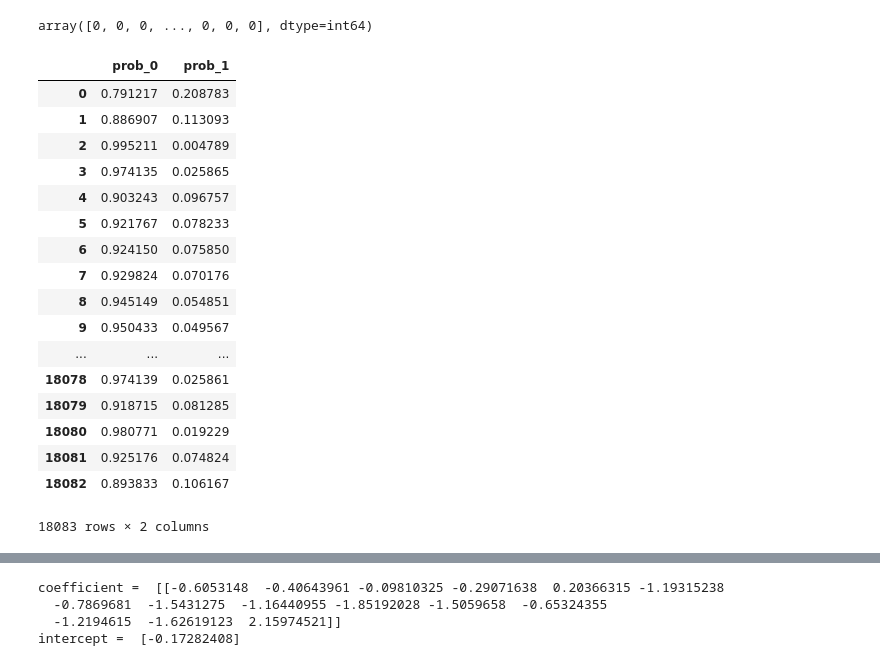
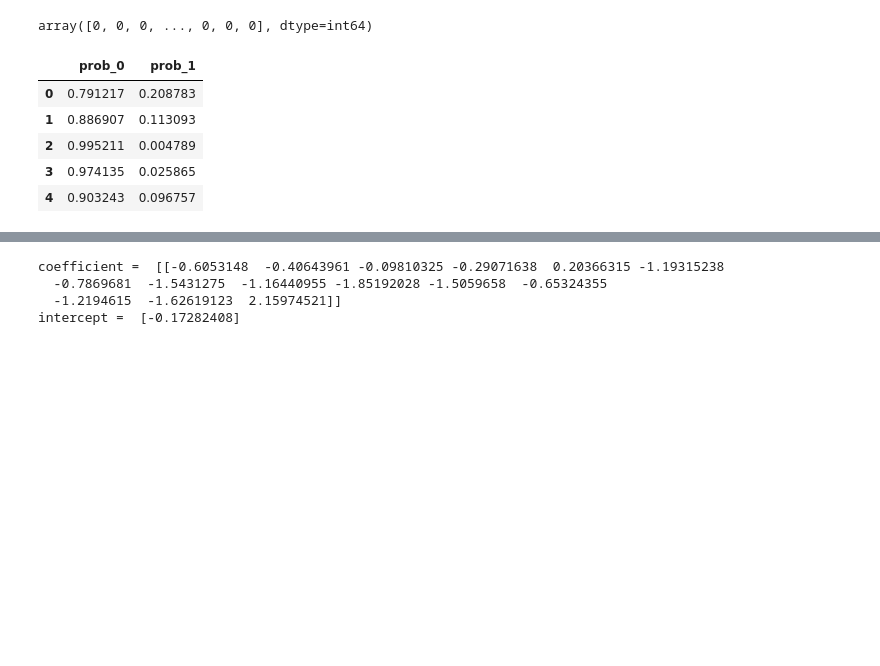
Before and after one commit to kengo0628/signate, a Jupyter notebook: 1_bank_targeting.ipynb, the cells around one changed output, grey strips where cells are left out. Drawn from its saved outputs; the diff is of its cells as text; code cells hidden in the pictures; blank space fills up the shorter version.

```diff
--- a/1_bank_targeting.ipynb
+++ b/1_bank_targeting.ipynb
@@ -178,32 +167,20 @@ array([0, 0, 0, ..., 0, 0, 0], dtype=int64)
 # %%
 #prediction of probabbilities
 probs = clf.predict_proba(X_test)
 probs = pd.DataFrame(probs, columns=['prob_0', 'prob_1'])
-probs
+probs.head()
 
 #prediction of probabbilities(standardization)
 probs_std = clf_std.predict_proba(X_test_std)
 probs_std = pd.DataFrame(probs_std, columns=['prob_0', 'prob_1'])
-probs_std
+probs_std.head()
 # %% [output]
 |  | prob_0 | prob_1 |
 | 0 | 0.791217 | 0.208783 |
 | 1 | 0.886907 | 0.113093 |
 | 2 | 0.995211 | 0.004789 |
 | 3 | 0.974135 | 0.025865 |
 | 4 | 0.903243 | 0.096757 |
-| 5 | 0.921767 | 0.078233 |
-| 6 | 0.924150 | 0.075850 |
-| 7 | 0.929824 | 0.070176 |
-| 8 | 0.945149 | 0.054851 |
-| 9 | 0.950433 | 0.049567 |
-| ... | ... | ... |
-| 18078 | 0.974139 | 0.025861 |
-| 18079 | 0.918715 | 0.081285 |
-| 18080 | 0.980771 | 0.019229 |
-| 18081 | 0.925176 | 0.074824 |
-| 18082 | 0.893833 | 0.106167 |
-18083 rows × 2 columns
 # %%
 #output file for submition
 data = pd.concat([test, probs], axis=1)
```
Also changed, not shown: parts of 4 cells of this notebook, 3 other files.
